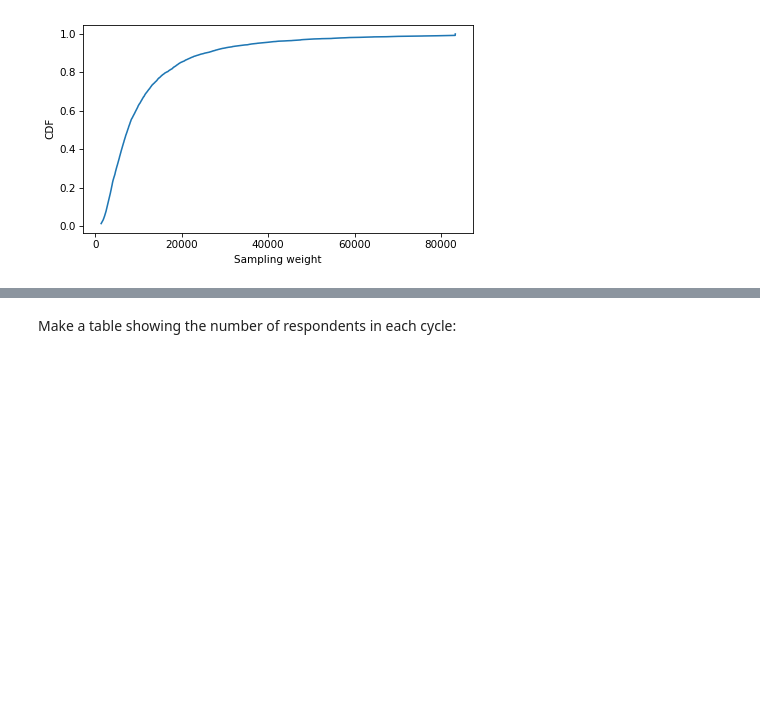
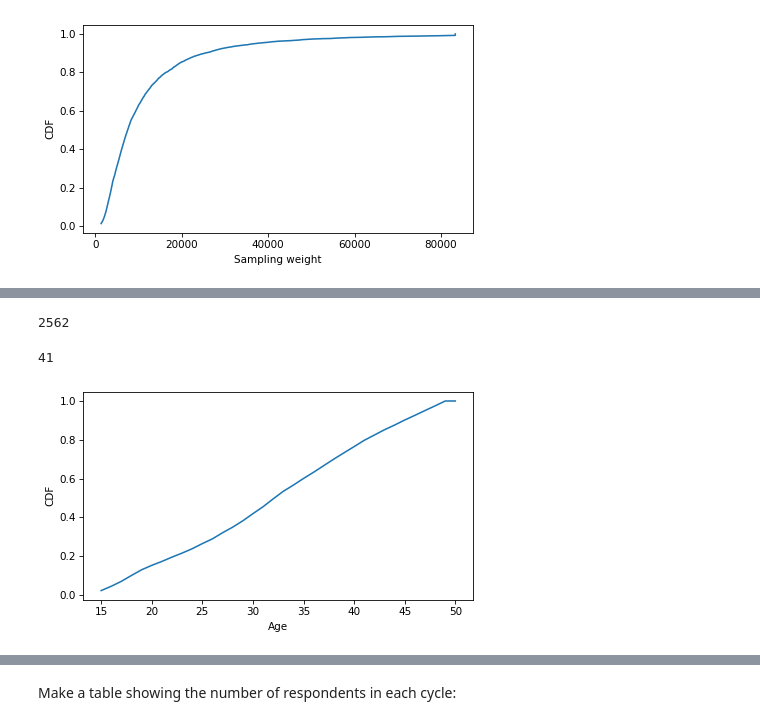
Before and after one commit to AllenDowney/MarriageNSFG, a Jupyter notebook: clean_nsfg.ipynb, the cells around one changed output, grey strips where cells are left out. Cells and saved outputs as stored; diff of their text form; code cells hidden in the pictures; blank space fills up the shorter version.

```diff
--- a/clean_nsfg.ipynb
+++ b/clean_nsfg.ipynb
@@ -630,0 +901,38 @@ decorate(xlabel='Sampling weight', ylabel='CDF')
+# %%
+from marriage import digitize_resp
+
+def clean_fem_resp_2023(df):
+    df['mardat01'] = df['mardat01'].replace(9997, np.nan)
+
+    df["evrmarry"] = df.evrmarry == 1
+    df["divorced"] = df.marend01 == 1
+    df["separated"] = df.marend01 == 2
+    df["widowed"] = df.marend01 == 3
+    df["stillma"] = (df.fmarno == 1) & (df.rmarital == 1)
+
+    # since cmbirth and cmmarrhx are no longer included,
+    # we have to compute them based on other variables;
+    # the result can be off by up to 6 months in either direction
+    df["cmbirth"] = df.cmintvw - df.ager * 12 + 6
+    df["cmmarrhx"] = (df.mardat01 - 1900) * 12 + 6
+    df["cmdivorcx"] = np.nan
+    df.loc[df["divorced"], "cmdivorcx"] = (df.mardis01 - 1900) * 12 + 6
+
+    df = df.rename(columns={"wgt2022_2023": "finalwgt"})
+    df["cycle"] = 12
+
+    df["agemarry"] = (df.cmmarrhx - df.cmbirth) / 12.0
+
+    # if married, we need agemarry; if not married, we need age
+    df["missing"] = np.where(df.evrmarry, df.agemarry.isnull(), df.ager.isnull())
+
+    month0 = pd.to_datetime("1899-12-15")
+    dates = [month0 + pd.DateOffset(months=cm) for cm in df.cmbirth]
+    df["year"] = pd.DatetimeIndex(dates).year - 1900
+
+    digitize_resp(df)
+
+    return df
+# %%
+resp12 = clean_fem_resp_2023(resp12)
+resp12.columns
@@ -630,0 +967,13 @@ decorate(xlabel='Sampling weight', ylabel='CDF')
+# %%
+sum(resp12.evrmarry)
+# %% [output]
+2562
+# %%
+resp12.agemarry.value_counts().max()
+# %% [output]
+41
+# %%
+Cdf.from_seq(resp12.ager).plot()
+decorate(xlabel='Age', ylabel='CDF')
+# %% [output]
+[figure, added]
```
Also changed, not shown: parts of 93 cells of this notebook, 1 other file.
